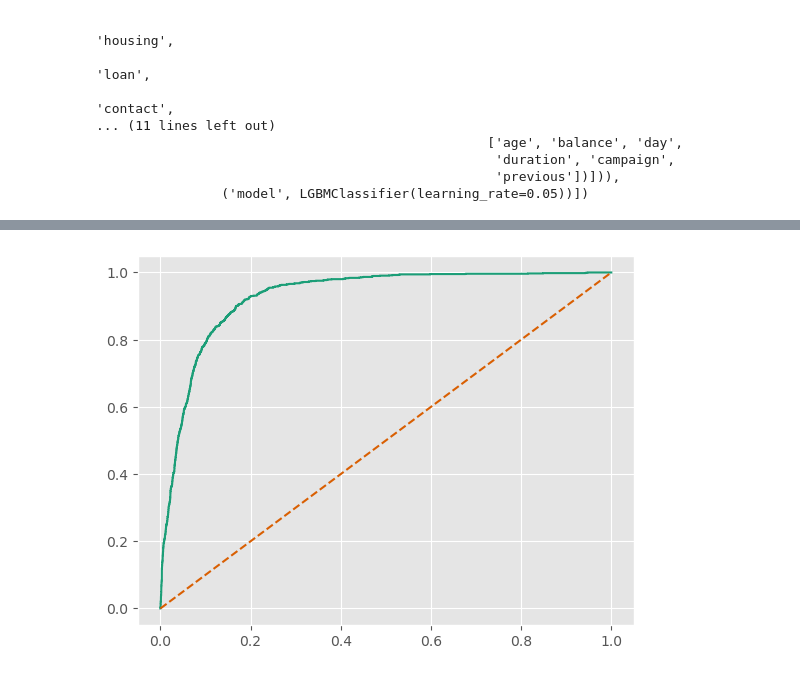
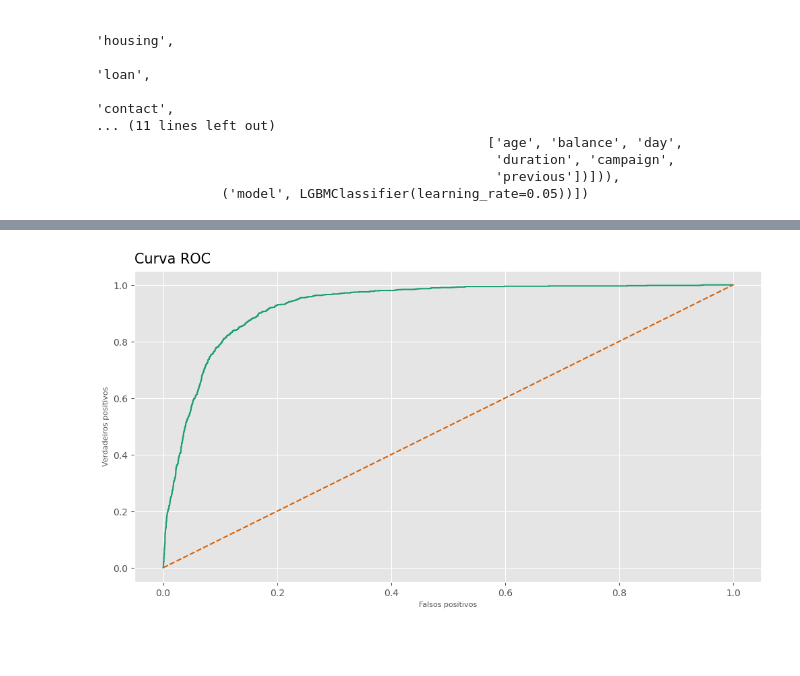
Before and after one commit to datalopes1/bank_marketing_success, a Jupyter notebook: notebooks/eda.ipynb, the cells around one changed output, grey strips where cells are left out. Cells and saved outputs as stored; diff of their text form; code cells hidden in the pictures; blank space fills up the shorter version.

```diff
--- a/notebooks/eda.ipynb
+++ b/notebooks/eda.ipynb
@@ -849,8 +884,12 @@ metrics_report(y_test, y_pred_proba)
 # %%
 curve = roc_curve(y_test, y_pred_proba)
-plt.plot(curve[0], curve[1] )
-plt.grid(True)
+
+fig, ax = plt.subplots(figsize = (12, 6))
+plt.plot(curve[0], curve[1])
 plt.plot([0,1], [0,1], '--')
+ax.set_title("Curva ROC", fontsize = 15, pad = 8, loc = 'left')
+ax.set_xlabel("Falsos positivos", fontsize = 8)
+ax.set_ylabel("Verdadeiros positivos", fontsize = 8)
 plt.show()
 # %% [output]
-[figure, old version]
+[figure, new version]
```
Also changed, not shown: parts of 10 cells of this notebook, 1 other file.
